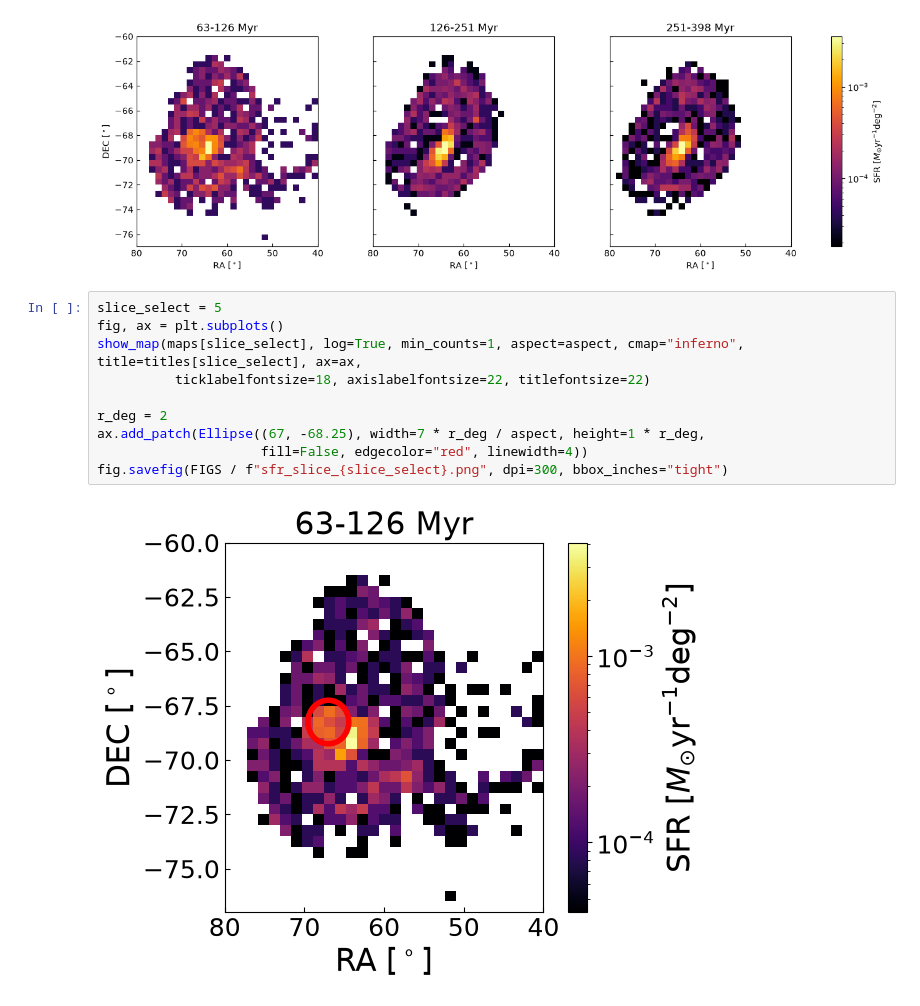
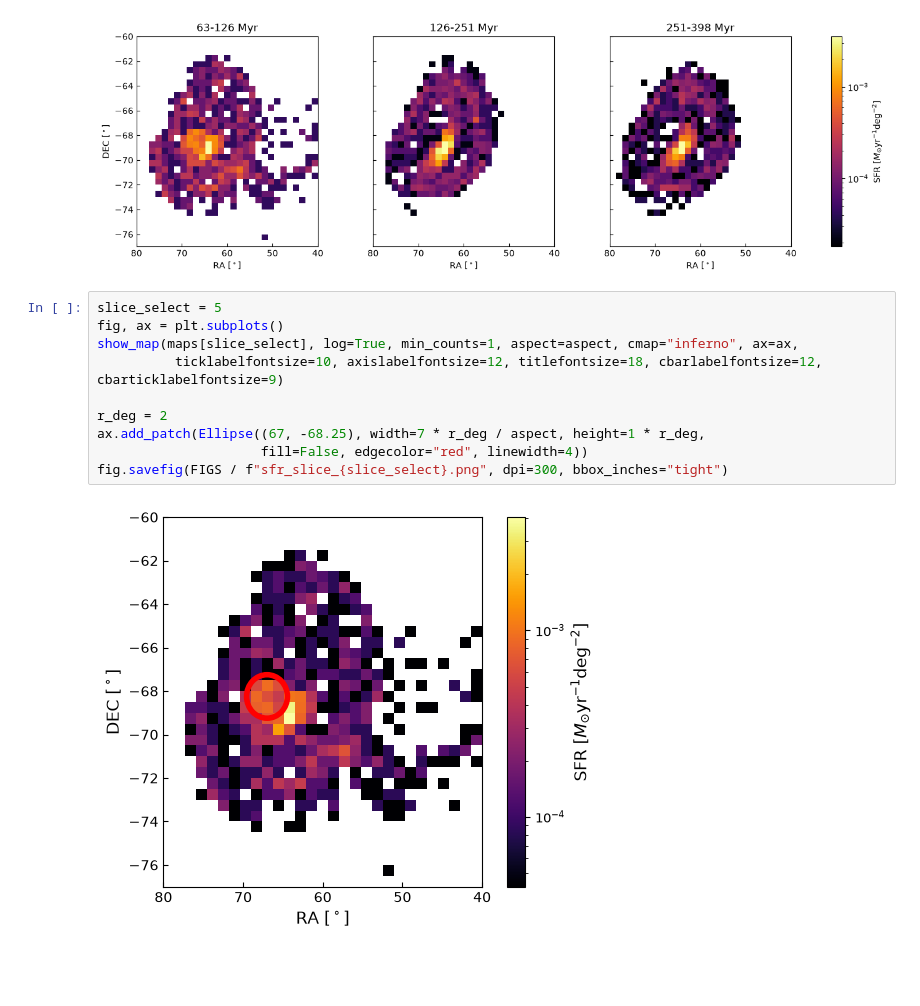
Before and after one commit to ZevVladimir/lmcsmcmw, a Jupyter notebook: notebooks/sfr_radec_review.ipynb, the cells around one changed output. Cells and saved outputs as stored; diff of their text form; blank space fills up the shorter version.

Commit message:
update SFR plot for GRFP

```diff
--- a/notebooks/sfr_radec_review.ipynb
+++ b/notebooks/sfr_radec_review.ipynb
@@ -59,12 +59,12 @@ else:
 # %%
 slice_select = 5
 fig, ax = plt.subplots()
-show_map(maps[slice_select], log=True, min_counts=1, aspect=aspect, cmap="inferno", title=titles[slice_select], ax=ax,
-          ticklabelfontsize=18, axislabelfontsize=22, titlefontsize=22)
+show_map(maps[slice_select], log=True, min_counts=1, aspect=aspect, cmap="inferno", ax=ax,
+          ticklabelfontsize=10, axislabelfontsize=12, titlefontsize=18, cbarlabelfontsize=12, cbarticklabelfontsize=9)
 
 r_deg = 2
 ax.add_patch(Ellipse((67, -68.25), width=7 * r_deg / aspect, height=1 * r_deg,
                      fill=False, edgecolor="red", linewidth=4))
 fig.savefig(FIGS / f"sfr_slice_{slice_select}.png", dpi=300, bbox_inches="tight")
 # %% [output]
-[figure, old version]
+[figure, new version]
```
